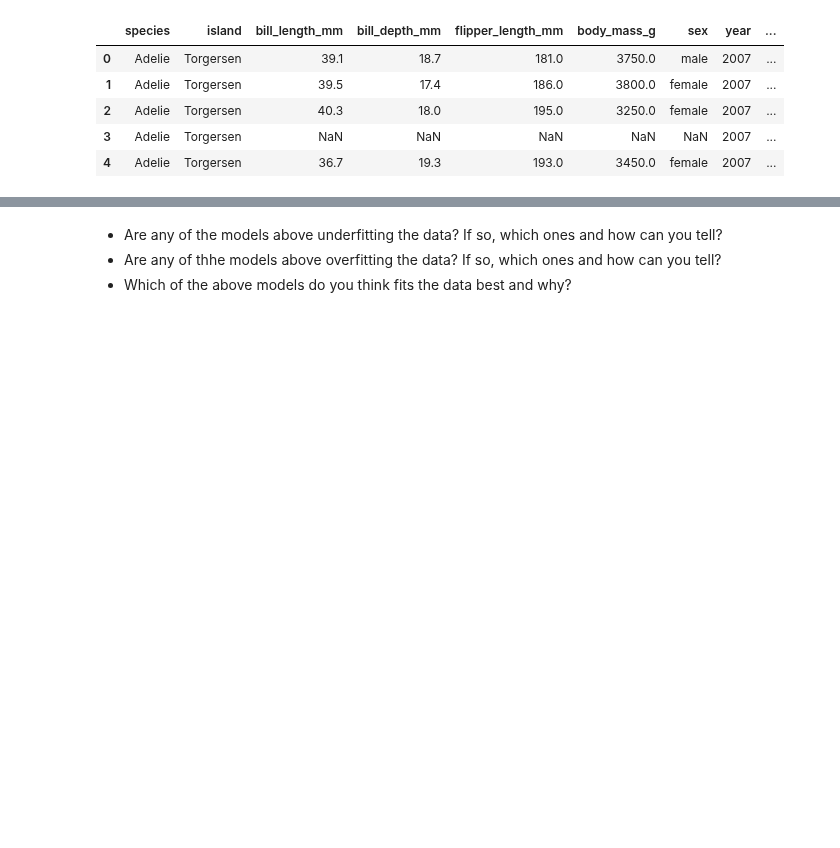
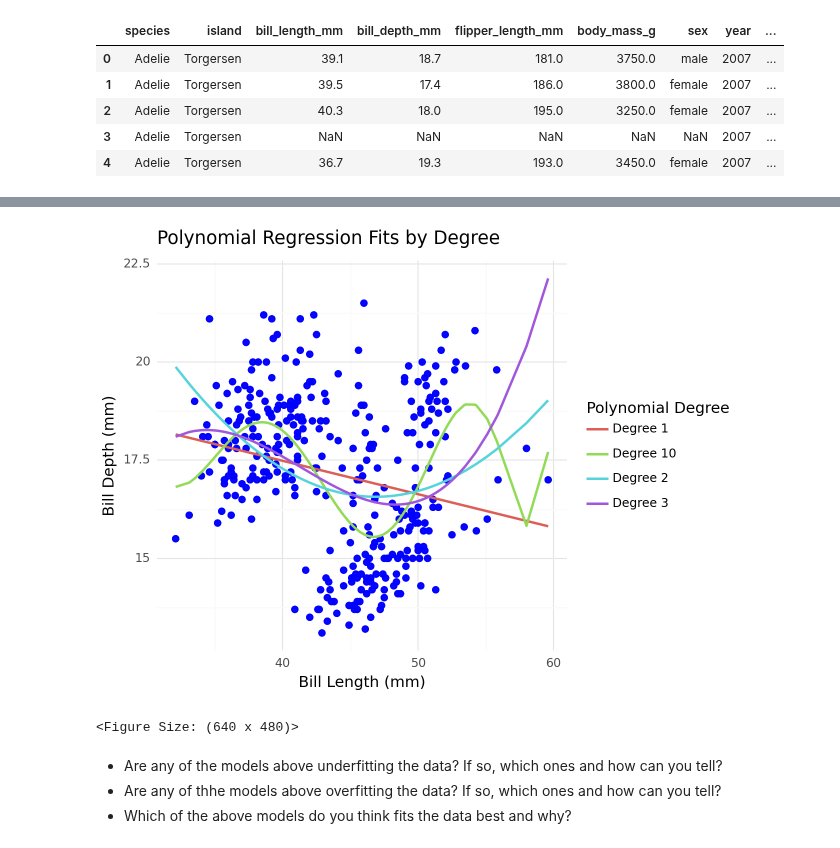
Before and after one commit to bellamccarty/GSB-544, a Jupyter notebook: Practice_Activities/Practice_Activity_5.1/Practice_Activity_Polynomial_Regression.ipynb, the cells around one changed output, grey strips where cells are left out. Drawn from its saved outputs; the diff is of its cells as text; code cells hidden in the pictures; blank space fills up the shorter version.

```diff
--- a/Practice_Activities/Practice_Activity_5.1/Practice_Activity_Polynomial_Regression.ipynb
+++ b/Practice_Activities/Practice_Activity_5.1/Practice_Activity_Polynomial_Regression.ipynb
@@ -128,3 +78,49 @@ LinearRegression does not accept missing values encoded as NaN natively. For sup
+# %%
+# Drop rows with NaN values in bill_length_mm or bill_depth_mm
+df = df.dropna(subset=['bill_length_mm', 'bill_depth_mm']).copy()
+
+# Set target variable
+y = df['bill_depth_mm'].values
+
+# Fit each model and store predictions in the DataFrame
+# Degree 1
+X_deg1 = df[['bill_length_mm']]
+model_deg1 = LinearRegression().fit(X_deg1, y)
+df['Degree 1'] = model_deg1.predict(X_deg1)
+
+# Degree 2
+X_deg2 = df[['bill_length_mm', 'bill_length_mm_degree_2']]
+model_deg2 = LinearRegression().fit(X_deg2, y)
+df['Degree 2'] = model_deg2.predict(X_deg2)
+
+# Degree 3
+X_deg3 = df[['bill_length_mm', 'bill_length_mm_degree_2', 'bill_length_mm_degree_3']]
+model_deg3 = LinearRegression().fit(X_deg3, y)
+df['Degree 3'] = model_deg3.predict(X_deg3)
+
+# Degree 10
+X_deg10 = df[['bill_length_mm'] + [f'bill_length_mm_degree_{i}' for i in range(2, 11)]]
+model_deg10 = LinearRegression().fit(X_deg10, y)
+df['Degree 10'] = model_deg10.predict(X_deg10)
+
+# For easier plotting with labels
+df_long = df.melt(id_vars=['bill_length_mm', 'bill_depth_mm'],
+                  value_vars=['Degree 1', 'Degree 2', 'Degree 3', 'Degree 10'],
+                  var_name='Model', value_name='Prediction')
+
+(
+        ggplot(df_long, aes(x='bill_length_mm', y='bill_depth_mm')) +
+        geom_point(color='blue', size=2, alpha=0.6) +
+        geom_line(aes(y='Prediction', color='Model'), size=1) +
+        labs(title='Polynomial Regression Fits by Degree',
+             x='Bill Length (mm)',
+             y='Bill Depth (mm)',
+             color='Polynomial Degree') +
+        theme_minimal()
+)
+# %% [output]
+[figure, added]
+<Figure Size: (640 x 480)>
 # %% [markdown]
 * Are any of the models above underfitting the data? If so, which ones and how can you tell?
 * Are any of thhe models above overfitting the data? If so, which ones and how can you tell?
```
Also changed, not shown: parts of 4 cells of this notebook, 1 other file.
